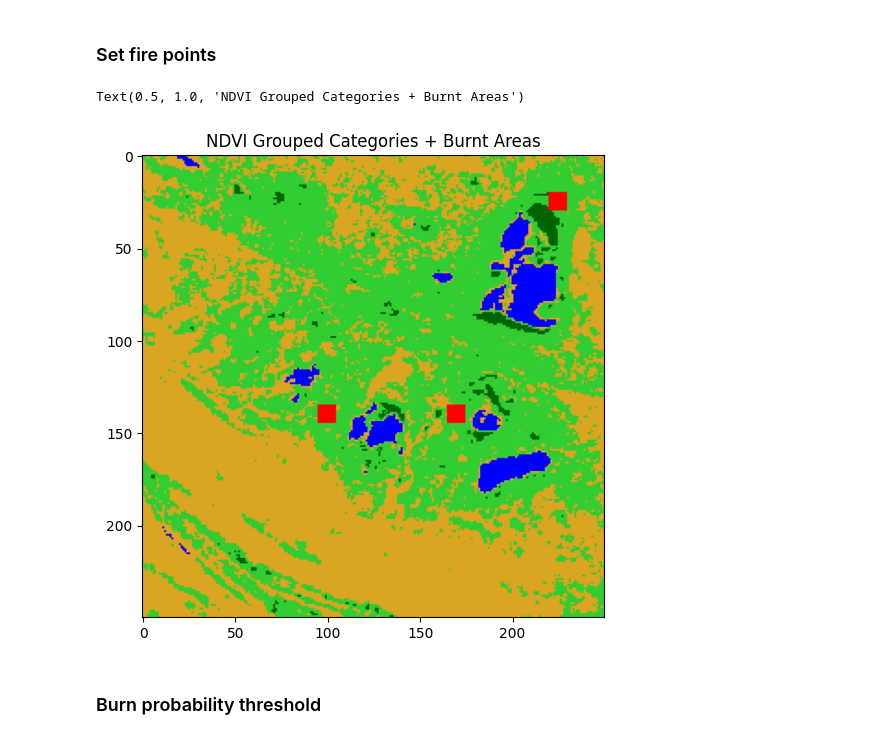
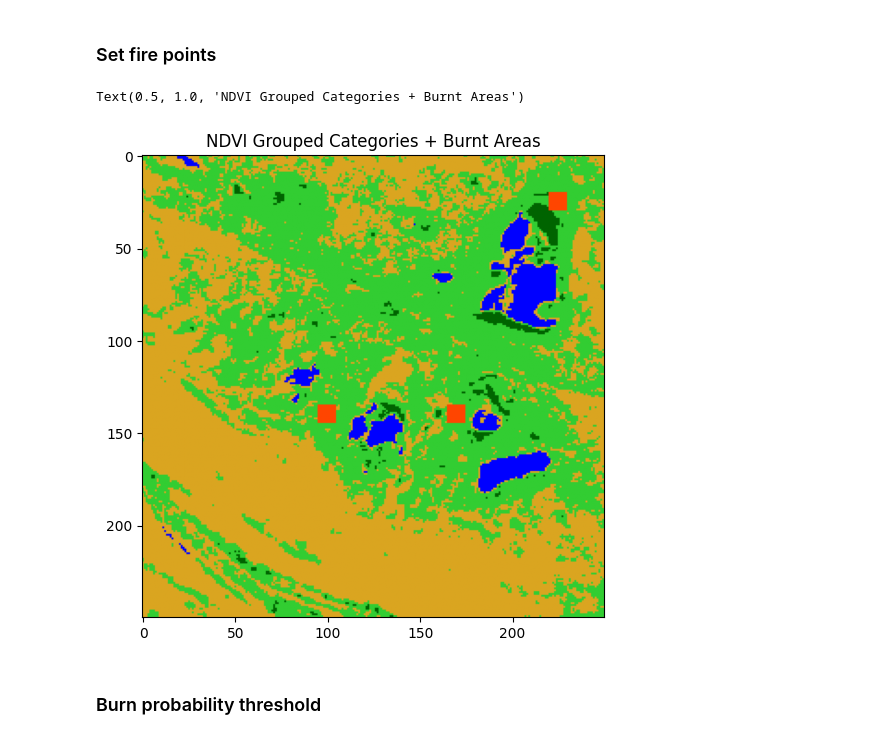
Before and after one commit to francobarrionuevoenv21/HPC_2025, a Jupyter notebook: Final_project/CA_Implt_GPUs_HPC2025.ipynb, the cells around one changed output. Cells and saved outputs as stored; diff of their text form; code cells hidden in the pictures.

```diff
--- a/Final_project/CA_Implt_GPUs_HPC2025.ipynb
+++ b/Final_project/CA_Implt_GPUs_HPC2025.ipynb
@@ -524,15 +541,15 @@ ndvi_group_slc_copy[FP_mask] = 55 # 55: burnt
 # %%
 # CHANGED STATUS VISUALIZATION
 
-cmap_123 = ListedColormap(['blue', 'goldenrod', 'limegreen', 'darkgreen', 'red'])
+cmap_123 = ListedColormap(['blue', 'goldenrod', 'limegreen', 'darkgreen', 'orangered'])
 
 fig, ax = plt.subplots(figsize=(6,6)) # Correctly unpacks figure and axes
 
 ax.imshow(ndvi_group_slc_copy, cmap=cmap_123) # Use the numerical data for plotting
 ax.set_title("NDVI Grouped Categories + Burnt Areas")
 # %% [output]
 Text(0.5, 1.0, 'NDVI Grouped Categories + Burnt Areas')
-[figure, old version]
+[figure, new version]
 # %% [markdown]
 ### Burn probability threshold
 # %%
```
Also changed, not shown: parts of 38 cells of this notebook.
